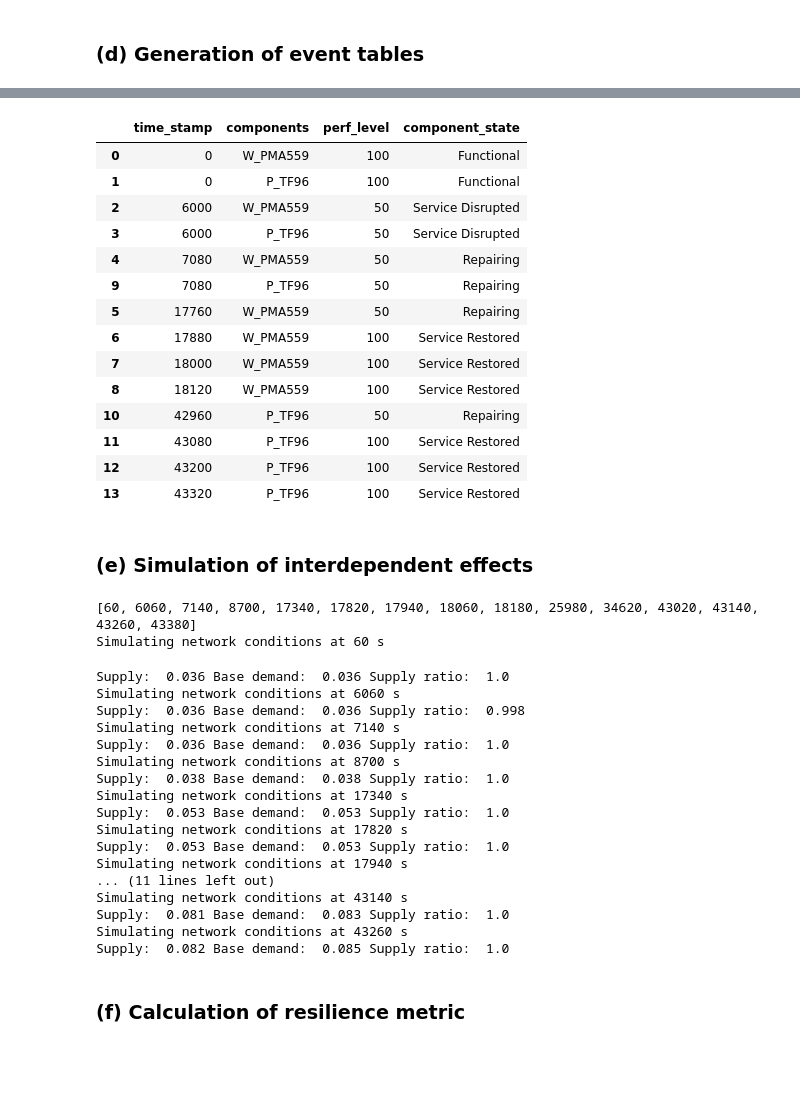
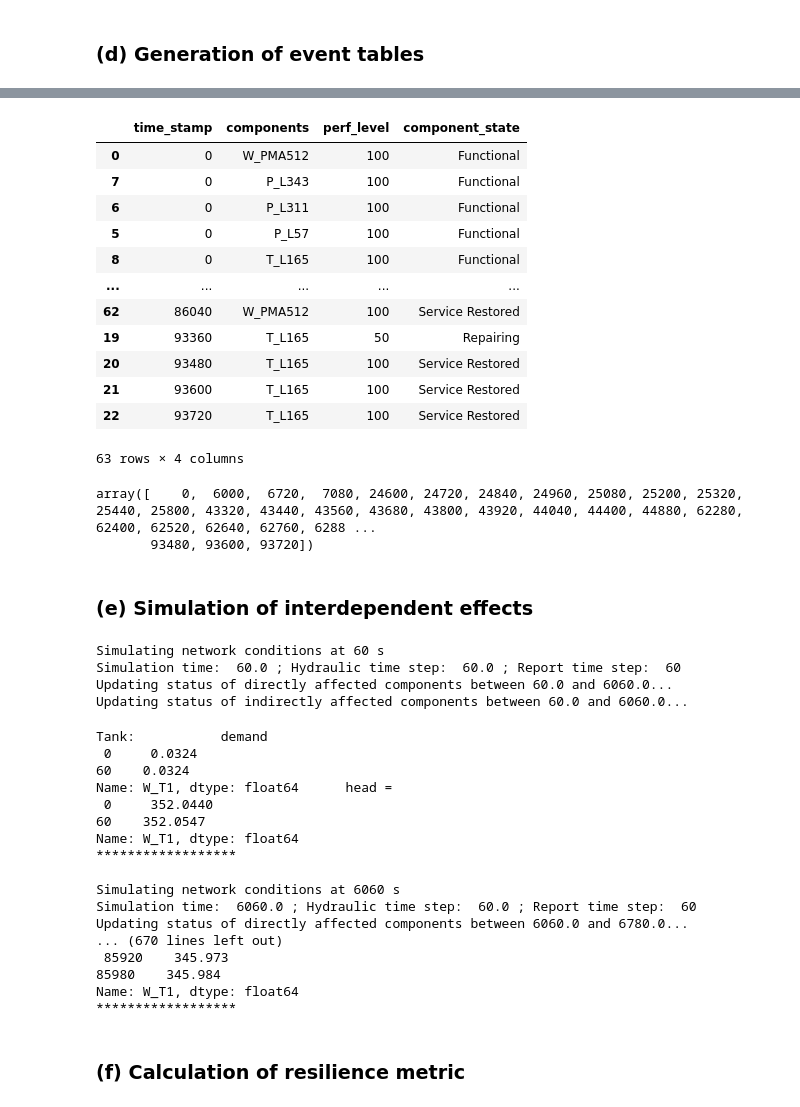
Before and after one commit to srijithbalakrishnan/dreaminsg-integrated-model, a Jupyter notebook: notebooks/demo_no_optimization_micropolis.ipynb, the cells around one changed output, grey strips where cells are left out. Saved outputs shown, nothing was run; the diff lists cells and outputs as text; code cells hidden in the pictures; blank space fills up the shorter version.

Commit message:
Update resilience metrics- saves dfs

```diff
--- a/notebooks/demo_no_optimization_micropolis.ipynb
+++ b/notebooks/demo_no_optimization_micropolis.ipynb
@@ -165,19 +181,22 @@ Total travel times: power: 18 mins, water: 18 min, transportation: 0 mins
+# %%
+bf_simulation.network_recovery.event_table
+# %% [output]
+|  | time_stamp | components | perf_level | component_state |
+| 0 | 0 | W_PMA512 | 100 | Functional |
+| 7 | 0 | P_L343 | 100 | Functional |
+| 6 | 0 | P_L311 | 100 | Functional |
+| 5 | 0 | P_L57 | 100 | Functional |
+| 8 | 0 | T_L165 | 100 | Functional |
+| ... | ... | ... | ... | ... |
+| 62 | 86040 | W_PMA512 | 100 | Service Restored |
+| 19 | 93360 | T_L165 | 50 | Repairing |
+| 20 | 93480 | T_L165 | 100 | Service Restored |
+| 21 | 93600 | T_L165 | 100 | Service Restored |
+| 22 | 93720 | T_L165 | 100 | Service Restored |
+63 rows × 4 columns
 # %%
-bf_simulation.network_recovery.get_event_table()
+bf_simulation.network_recovery.get_event_table().time_stamp.unique()
 # %% [output]
-|  | time_stamp | components | perf_level | component_state |
-| 0 | 0 | W_PMA559 | 100 | Functional |
-| 1 | 0 | P_TF96 | 100 | Functional |
-| 2 | 6000 | W_PMA559 | 50 | Service Disrupted |
-| 3 | 6000 | P_TF96 | 50 | Service Disrupted |
-| 4 | 7080 | W_PMA559 | 50 | Repairing |
-| 9 | 7080 | P_TF96 | 50 | Repairing |
-| 5 | 17760 | W_PMA559 | 50 | Repairing |
-| 6 | 17880 | W_PMA559 | 100 | Service Restored |
-| 7 | 18000 | W_PMA559 | 100 | Service Restored |
-| 8 | 18120 | W_PMA559 | 100 | Service Restored |
-| 10 | 42960 | P_TF96 | 50 | Repairing |
-| 11 | 43080 | P_TF96 | 100 | Service Restored |
-| 12 | 43200 | P_TF96 | 100 | Service Restored |
-| 13 | 43320 | P_TF96 | 100 | Service Restored |
+array([    0,  6000,  6720,  7080, 24600, 24720, 24840, 24960, 25080, 25200, 25320, 25440, 25800, 43320, 43440, 43560, 43680, 43800, 43920, 44040, 44400, 44880, 62280, 62400, 62520, 62640, 62760, 6288 ...
+       93480, 93600, 93720])
 # %%
@@ -188,27 +207,29 @@ bf_simulation.expand_event_table(5)
 resilience_metrics = bf_simulation.simulate_interdependent_effects(
     bf_simulation.network_recovery)
 
-resilience_metrics.set_weighted_auc_metrics()
+#resilience_metrics.set_weighted_auc_metrics()
 # %% [output]
-[60, 6060, 7140, 8700, 17340, 17820, 17940, 18060, 18180, 25980, 34620, 43020, 43140, 43260, 43380]
 Simulating network conditions at 60 s
+Simulation time:  60.0 ; Hydraulic time step:  60.0 ; Report time step:  60
+Updating status of directly affected components between 60.0 and 6060.0...
+Updating status of indirectly affected components between 60.0 and 6060.0...
-Supply:  0.036 Base demand:  0.036 Supply ratio:  1.0
+Tank:           demand
+ 0     0.0324
+60    0.0324
+Name: W_T1, dtype: float64      head =
+ 0     352.0440
+60    352.0547
+Name: W_T1, dtype: float64
+******************
+
 Simulating network conditions at 6060 s
-Supply:  0.036 Base demand:  0.036 Supply ratio:  0.998
-Simulating network conditions at 7140 s
-Supply:  0.036 Base demand:  0.036 Supply ratio:  1.0
-Simulating network conditions at 8700 s
-Supply:  0.038 Base demand:  0.038 Supply ratio:  1.0
-Simulating network conditions at 17340 s
-Supply:  0.053 Base demand:  0.053 Supply ratio:  1.0
-Simulating network conditions at 17820 s
-Supply:  0.053 Base demand:  0.053 Supply ratio:  1.0
-Simulating network conditions at 17940 s
-... (11 lines left out)
-Simulating network conditions at 43140 s
-Supply:  0.081 Base demand:  0.083 Supply ratio:  1.0
-Simulating network conditions at 43260 s
-Supply:  0.082 Base demand:  0.085 Supply ratio:  1.0
+Simulation time:  6060.0 ; Hydraulic time step:  60.0 ; Report time step:  60
+Updating status of directly affected components between 6060.0 and 6780.0...
+... (670 lines left out)
+ 85920    345.973
+85980    345.984
+Name: W_T1, dtype: float64
+******************
 # %% [markdown]
 ### (f) Calculation of resilience metric
 # %%
```
Also changed, not shown: parts of 13 cells of this notebook, 13 other files.
